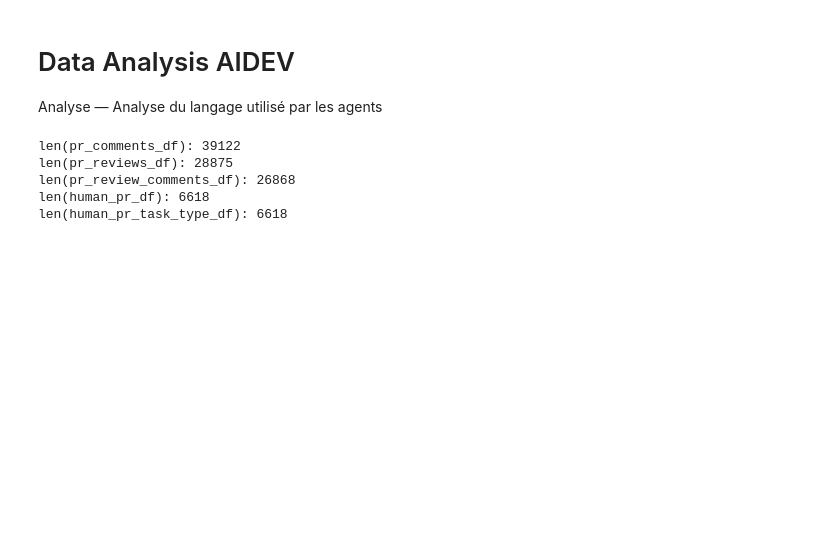
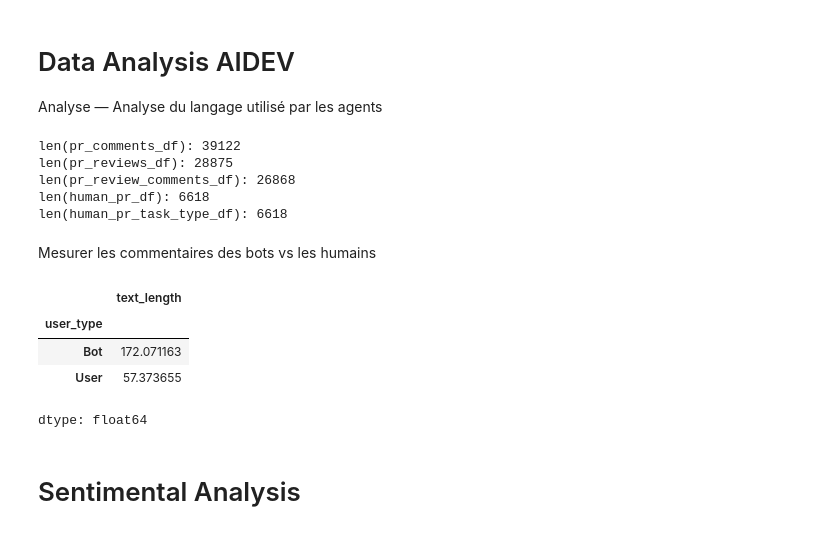
Before and after one commit to serghino/MGL869-01-2026-mining-challenge, a Jupyter notebook: load_dataset.ipynb, the cells around one changed output. Drawn from its saved outputs; the diff is of its cells as text; code cells hidden in the pictures; blank space fills up the shorter version.

```diff
--- a/load_dataset.ipynb
+++ b/load_dataset.ipynb
@@ -26,3 +26,18 @@ len(pr_reviews_df): 28875
 len(pr_review_comments_df): 26868
 len(human_pr_df): 6618
 len(human_pr_task_type_df): 6618
+# %% [markdown]
+Mesurer les commentaires des bots vs les humains
+# %%
+pr_comments_df['text_length'] = pr_comments_df['body'].apply(
+    lambda x: len(str(x).split())
+)
+pr_comments_df.groupby('user_type')['text_length'].mean()
+# %% [output]
+|  | text_length |
+| user_type |  |
+| Bot | 172.071163 |
+| User | 57.373655 |
+dtype: float64
+# %% [markdown]
+# Sentimental Analysis
```
Also changed, not shown: parts of 10 cells of this notebook.
